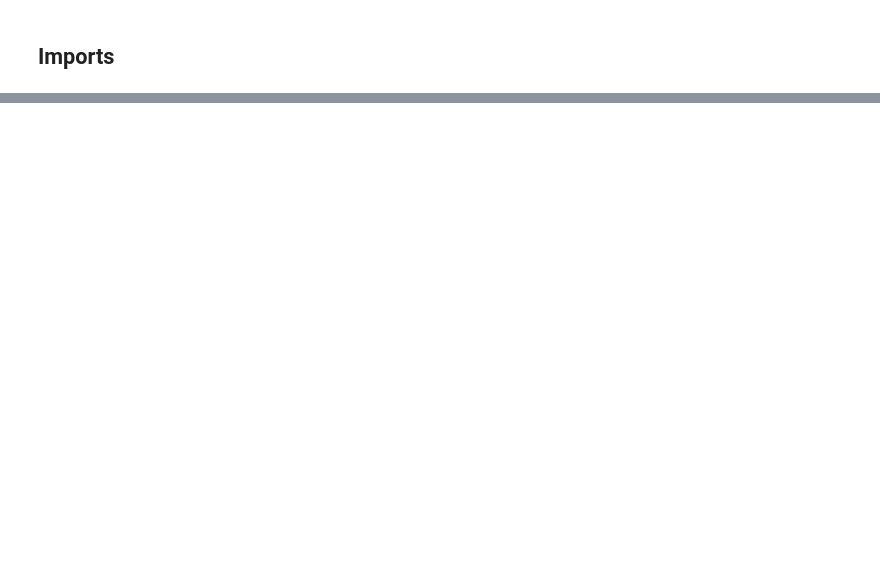
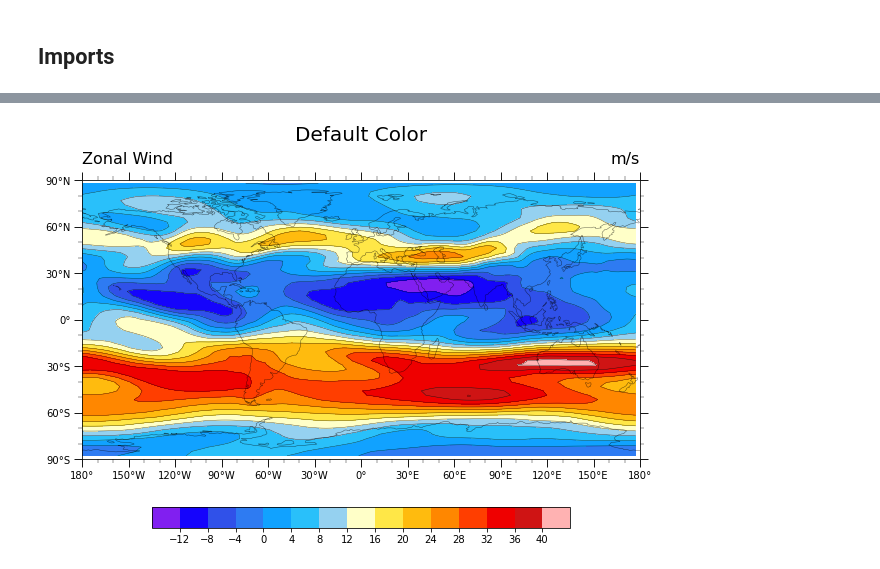
Before and after one commit to anissa111/plotting-with-geocat-tutorial, a Jupyter notebook: notebooks/02-geocat-viz.ipynb, the cells around one changed output, grey strips where cells are left out. Drawn from its saved outputs; the diff is of its cells as text; code cells hidden in the pictures; blank space fills up the shorter version.

```diff
--- a/notebooks/02-geocat-viz.ipynb
+++ b/notebooks/02-geocat-viz.ipynb
@@ -37,0 +60,77 @@ from geocat.viz import util as gvutil
+# %%
+# Open a netCDF data file using xarray default engine and load the data into xarray
+ds = xr.open_dataset(gdf.get("netcdf_files/uv300.nc")).isel(time=1)
+
+# Generate figure and set its size in (width, height)
+fig = plt.figure(figsize=(10, 8))
+
+# Generate axes using Cartopy to draw coastlines
+ax = plt.axes(projection=ccrs.PlateCarree())
+ax.coastlines(linewidth=0.5, alpha=0.6)
+
+# Use geocat.viz.util convenience function to set axes limits & tick values
+gvutil.set_axes_limits_and_ticks(ax,
+                                 xlim=(-180, 180),
+                                 ylim=(-90, 90),
+                                 xticks=np.linspace(-180, 180, 13),
+                                 yticks=np.linspace(-90, 90, 7))
+
+# Use geocat.viz.util convenience function to add minor and major tick lines
+gvutil.add_major_minor_ticks(ax, labelsize=10)
+
+# Use geocat.viz.util convenience function to make latitude, longitude tick labels
+gvutil.add_lat_lon_ticklabels(ax)
+
+# Import the default color map
+newcmp = gvcmaps.ncl_default
+
+# Define contour levels
+levels = np.arange(-16, 48, 4)
+
+# Define dictionary for kwargs
+kwargs = dict(
+    levels=levels,
+    xticks=np.arange(-180, 181, 30),  # nice x ticks
+    yticks=np.arange(-90, 91, 30),  # nice y ticks
+    add_colorbar=False,  # allow for colorbar specification later
+    transform=ccrs.PlateCarree(),  # ds projection
+)
+
+# Contouf-plot U data (for filled contours)
+fillplot = ds.U.plot.contourf(ax=ax, cmap=newcmp, **kwargs)
+
+# Create horizonal color bar
+# By changing the kwarg `pad`, the colorbar can be moved closer to or farther away from
+# the axis parallel to it.
+# `pad` defaults to 0.15 for horizontal colorbars
+fig.colorbar(fillplot,
+             orientation="horizontal",
+             ticks=np.arange(-12, 44, 4),
+             label='',
+             shrink=0.75,
+             pad=0.11)
+
+# Plot line contours
+ds.U.plot.contour(ax=ax,
+                  colors='black',
+                  alpha=0.8,
+                  linewidths=0.4,
+                  linestyles='solid',
+                  add_labels=False,
+                  levels=levels,
+                  transform=ccrs.PlateCarree())
+
+# Use geocat.viz.util convenience function to add titles to left and right of the plot axis.
+gvutil.set_titles_and_labels(ax,
+                             maintitle="Default Color",
+                             lefttitle=ds.U.long_name,
+                             lefttitlefontsize=16,
+                             righttitle=ds.U.units,
+                             righttitlefontsize=16,
+                             xlabel="",
+                             ylabel="")
+
+# Show the plot
+plt.show()
+# %% [output]
+[figure, added]
```
Also changed, not shown: parts of 21 cells of this notebook, 1 other file.
